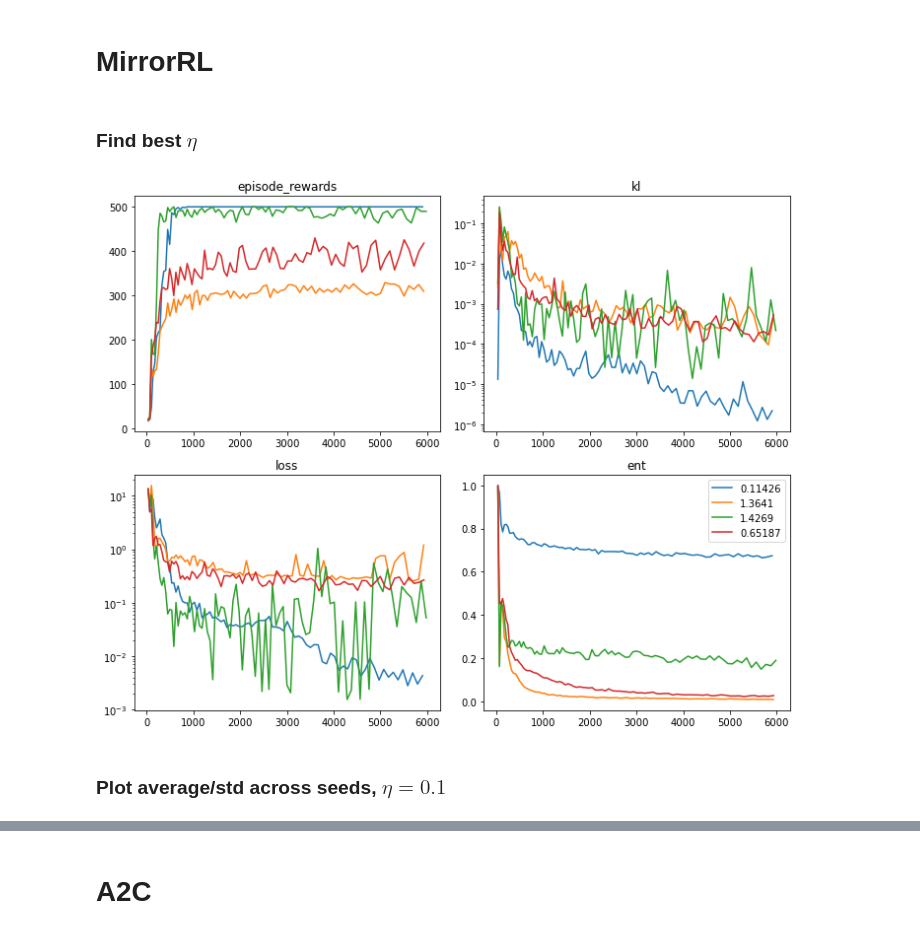
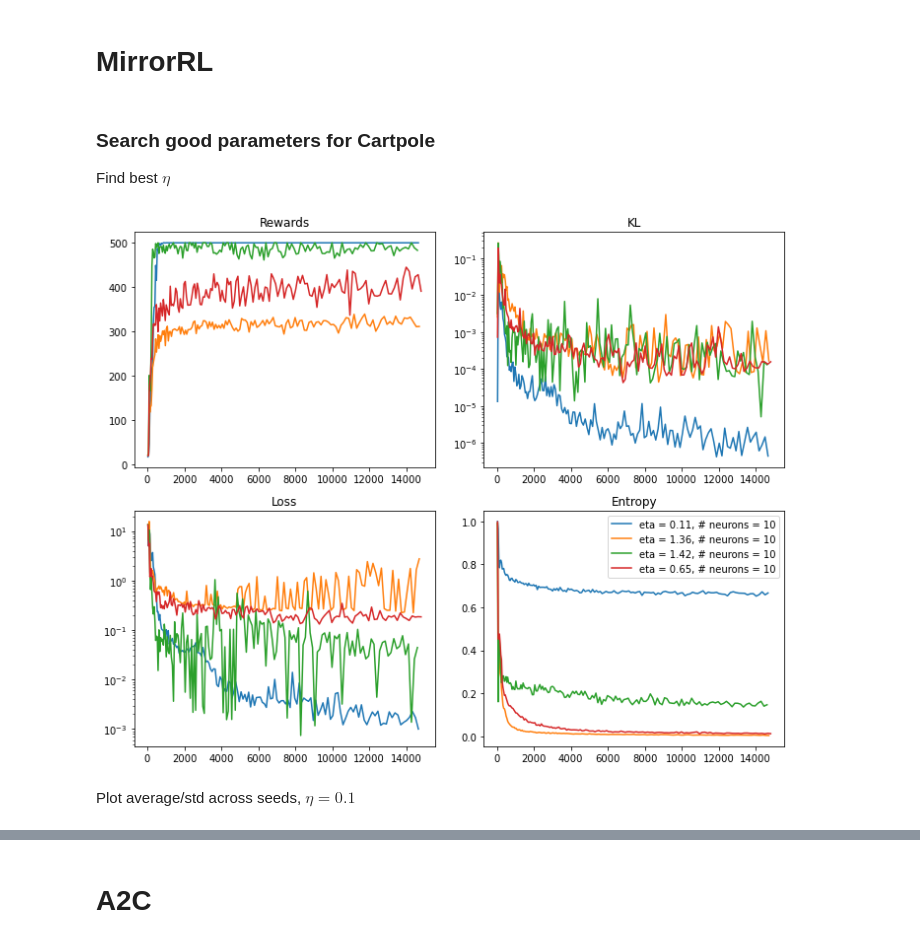
Before and after one commit to riccardodv/MirrorRL, a Jupyter notebook: analyse.ipynb, the cells around one changed output, grey strips where cells are left out. Drawn from its saved outputs; the diff is of its cells as text; code cells hidden in the pictures.

```diff
--- a/analyse.ipynb
+++ b/analyse.ipynb
@@ -23,28 +22,29 @@ def plot(path, limsup = None):
     plt.legend()
     plt.show()
 
-def plot_all(path, limsup = None):
+def plot_all(path, limsup = None, figsize=(10,8), single_pmts = False):
+
     all_folders = [f for f in os.listdir(path) if os.path.isdir(os.path.join(path, f))]
-    fig, axs = plt.subplots(2, 2, figsize=(10,8))
+    fig, axs = plt.subplots(2, 2, figsize=figsize)
     for f in all_folders:
         df = pd.read_csv(path+f+"/progress.csv")
+        with open(path+f+"/params.json") as fpms:
+            pms = load(fpms)
+            lab = "eta = " + str(pms["eta"])[:4]+ ", " + "# neurons = " + str(pms["nb_add_neurone_per_iter"])
         if limsup != None:
             df = df[df["time_total_s"]<limsup]
-        # extract eta
-        labels = f.split(",")
-        eta = labels[1][4:]
-        #
-        axs[0, 0].plot(df["time_total_s"], df["average_reward"], label=eta)
-        axs[0, 0].set_title("episode_rewards")
-        axs[1, 0].plot(df["time_total_s"], df["q_error_train"], label=eta)
-        axs[1, 0].set_title("loss")
-        axs[1, 0].set_yscale('log')
-        axs[0, 1].plot(df["time_total_s"], df["kl"], label=eta)
-        axs[0, 1].set_title("kl")
-        axs[0, 1].set_yscale('log')
-        axs[1, 1].plot(df["time_total_s"], df["entropy"], label=eta)
-        axs[1, 1].set_title("ent")
-    plt.legend()
+        if not single_pmts or pms[single_pmts[0]] == single_pmts[1]:
+            axs[0, 0].plot(df["time_total_s"], df["average_reward"], label=lab)
+            axs[0, 0].set_title("Rewards")
+            axs[1, 0].plot(df["time_total_s"], df["q_error_train"], label=lab)
+            axs[1, 0].set_title("Loss")
+            axs[1, 0].set_yscale('log')
+            axs[0, 1].plot(df["time_total_s"], df["kl"], label=lab)
+            axs[0, 1].set_title("KL")
+            axs[0, 1].set_yscale('log')
+            axs[1, 1].plot(df["time_total_s"], df["entropy"], label=lab)
+            axs[1, 1].set_title("Entropy")
+        plt.legend()
     fig.tight_layout()
 # %%
 def plot_all_av_std(path, limsup = None):
@@ -95,14 +95,16 @@ def plot_all_av_std(path, limsup = None):
     plt.savefig(path.replace("/","_"))
     # return df
 # %% [markdown]
-### Find best $\eta$
+### Search good parameters for Cartpole
+Find best $\eta$
 # %%
 path = "ray_results/run_2022-05-16_15-43-05/"
-plot_all(path,6000)
+plot_all(path)
+# plt.savefig(path.replace("/","_"))
 # %% [output]
-[figure, old version]
+[figure, new version]
 # %% [markdown]
-### Plot average/std across seeds, $\eta=0.1$
+Plot average/std across seeds, $\eta=0.1$
 # %%
 path = "ray_results/run_2022-05-19_14-13-03/"
 plot_all_av_std(path,None)
```
Also changed, not shown: parts of 19 cells of this notebook, 1 other file.
